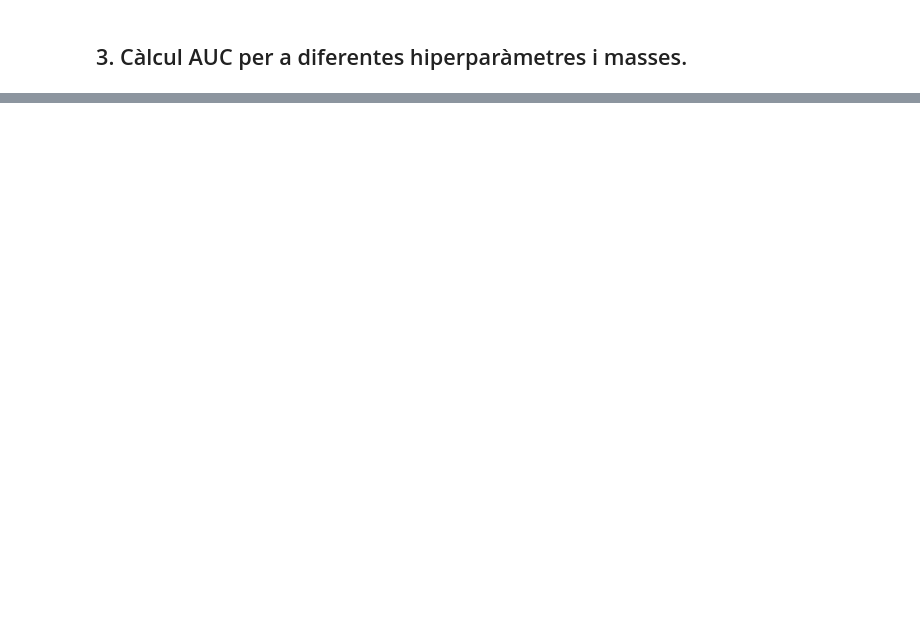
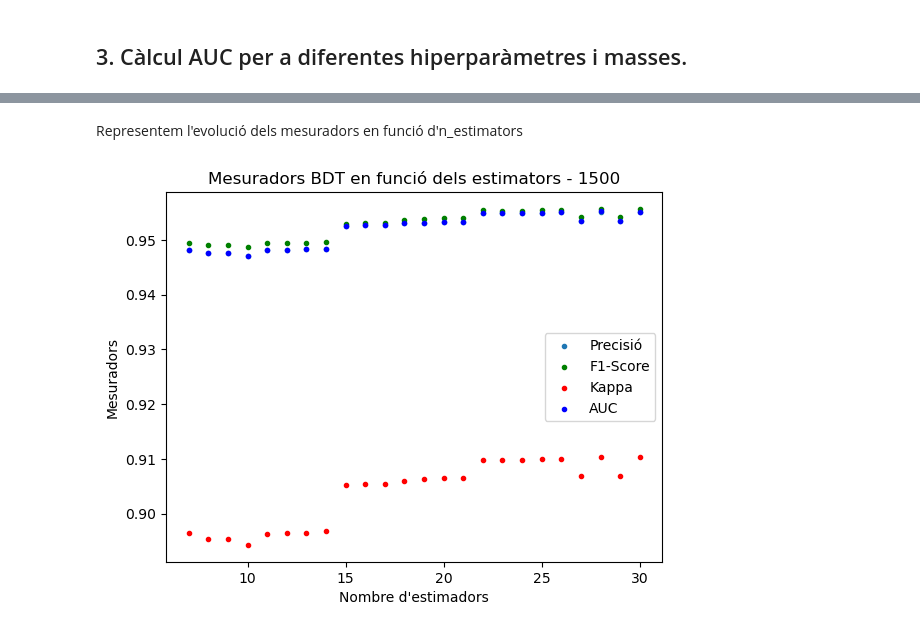
Before and after one commit to AlexPG1/TFG_MLenHEP, a Jupyter notebook: PrimeraSessió.ipynb, the cells around one changed output, grey strips where cells are left out. Drawn from its saved outputs; the diff is of its cells as text; code cells hidden in the pictures; blank space fills up the shorter version.

```diff
--- a/PrimeraSessió.ipynb
+++ b/PrimeraSessió.ipynb
@@ -2332,7 +2356,7 @@ plt.show()
 # Rang raonable: [1,2,3,4,6,10,15]
 max_depths = [1,2,3,4,6,10,15]
 longitud = len(max_depths)
-acc, kappa, F1S = np.zeros(longitud),np.zeros(longitud),np.zeros(longitud)
+acc, kappa, F1S, AUC = np.zeros(longitud),np.zeros(longitud),np.zeros(longitud),np.zeros(longitud)
 
 
 startTime = time.time()
@@ -2340,9 +2364,9 @@ startTime = time.time()
 # Part 1: selecció de variables i de massa
 # A Variables discriminants raonables
 Ydata = np.array(tra.iloc[:,0])
-Xdata = tra.loc[:,["pt1","pt2","l_pt","m_wwbb","MET"]]
+Xdata = tra.loc[:,["pt1","pt2","l_pt","m_jjj","m_jlv"]]
 Ytst = np.array(tsta.iloc[:,0])
-Xtst = tsta.loc[:,["pt1","pt2","l_pt","m_wwbb","MET"]]
+Xtst = tsta.loc[:,["pt1","pt2","l_pt","m_jjj","m_jlv"]]
 massa = 500
 label = "A"
 
@@ -2350,7 +2374,7 @@ label = "A"
 # Part 2: Càlcul DT
 
 for i in range(longitud):
-    clf = tree.DecisionTreeClassifier(max_depth = max_depths[i])
+    clf = tree.DecisionTreeClassifier(max_depth = max_depths[i], max_features = 5)
     clf = clf.fit(Xdata, Ydata)
 
 
@@ -2360,6 +2384,7 @@ for i in range(longitud):
     acc[i] = clf.score(Xtst, Ytst)
     kappa[i] = metrics.cohen_kappa_score(Ypred,Ytst)
     F1S[i] = metrics.f1_score(Ytst,Ypred)
+    AUC[i] = metrics.roc_auc_score(Ypred,Ytst)
 
 print("DTs amb massa %i i selecció de variables %s.\n Precisió: %f ± %f. Kappa: %f ± %f. F1-Score: %f ± %f."
       %(massa, label, np.mean(acc), np.std(acc), np.mean(kappa), np.std(kappa), np.mean(F1S), np.std(F1S)))
@@ -2507,8 +2598,8 @@ label = "j"
 
 # Part 2: càlcul RF
 # Create a random forest classifier
-max_depth = 5
-n_estimators = 5
+max_depth = 3
+n_estimators = 500
 rf = RandomForestClassifier(max_depth = max_depth,n_estimators = n_estimators)
 rf.fit(Xdata, Ydata)
 
@@ -2573,0 +3130,10 @@ with open("Output.txt", "w") as text_file:
+# %%
+# n_estimators = [2,5,11,26,59,130,300,660,1500]
+n_estimators = [7,8,9,10,11,12,13,14,15,16,17,18,19,20,21,22,23,24,25,26,27,28,29,30]
+Ydata = np.array(tre.iloc[:,0])
+Xdata = tre.loc[:,["pt1","pt2","l_pt","m_jlv","m_wwbb","MET"]]
+Ytst = np.array(tste.iloc[:,0])
+Xtst = tste.loc[:,["pt1","pt2","l_pt","m_jlv","m_wwbb","MET"]]
+massa = 1500
+label = "C"
+acc,kappa,F1S,AUC = BoostedDecisioner(n_estimators,Xdata,Ydata,Xtst,Ytst,label,massa)
@@ -2573,0 +3158,24 @@ with open("Output.txt", "w") as text_file:
+# %% [markdown]
+Representem l'evolució dels mesuradors en funció d'n_estimators
+# %%
+import matplotlib.pyplot as plt
+
+# n_estimators2 = [2,5,11,26,59,130,300,660,1500]
+# n_estimators = [2,5,11,26,59,130,300,660,1500]
+# rango = range(len(n_estimators))
+
+fig, ax = plt.subplots()
+ax.scatter(n_estimators, acc, marker='.', label='Precisió')
+ax.scatter(n_estimators, F1S, label='F1-Score', marker='.', color='g')
+ax.scatter(n_estimators, kappa, label='Kappa', marker='.', color='r')
+ax.scatter(n_estimators, AUC, label='AUC', marker='.', color='b')
+ax.legend()
+ax.set_xlabel("Nombre d'estimadors")
+# ax.set_xscale("log")
+ax.set_ylabel('Mesuradors')
+ax.set_title('Mesuradors BDT en funció dels estimators - ' + str(massa))
+nom = "C:/Users/alexp/OneDrive/Universitat/5. Quint/TFG/RstudioPython/Figures/SetenaSessio/BDTmesuradorsZOOM_" + str(massa)
+plt.savefig(nom)
+plt.show()
+# %% [output]
+[figure, added]
```
Also changed, not shown: parts of 133 cells of this notebook.
